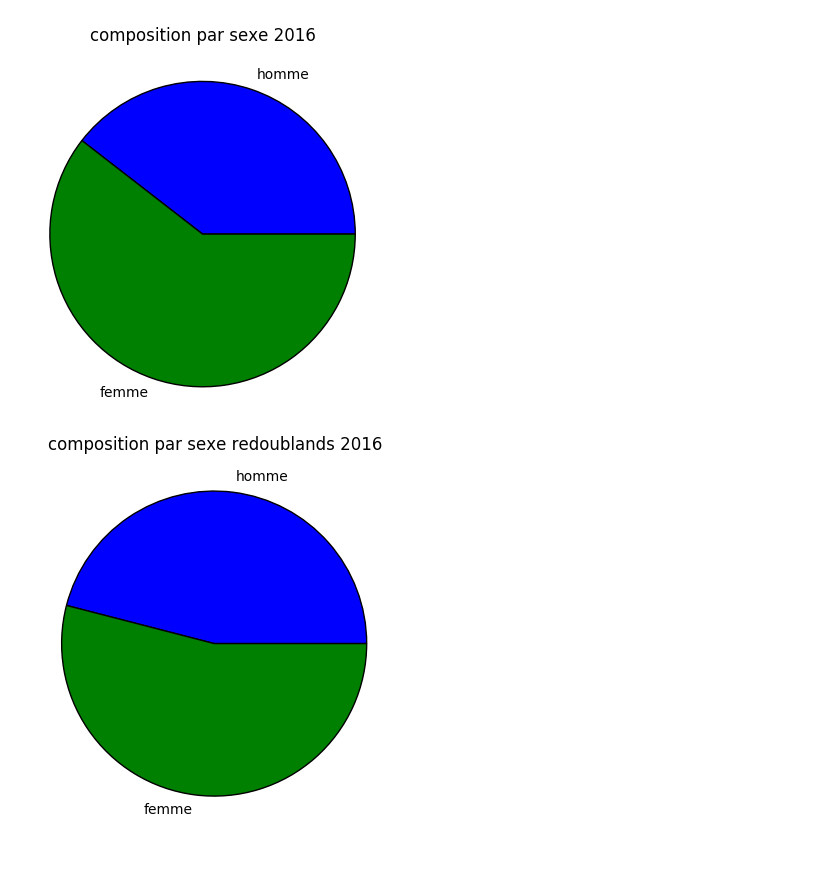
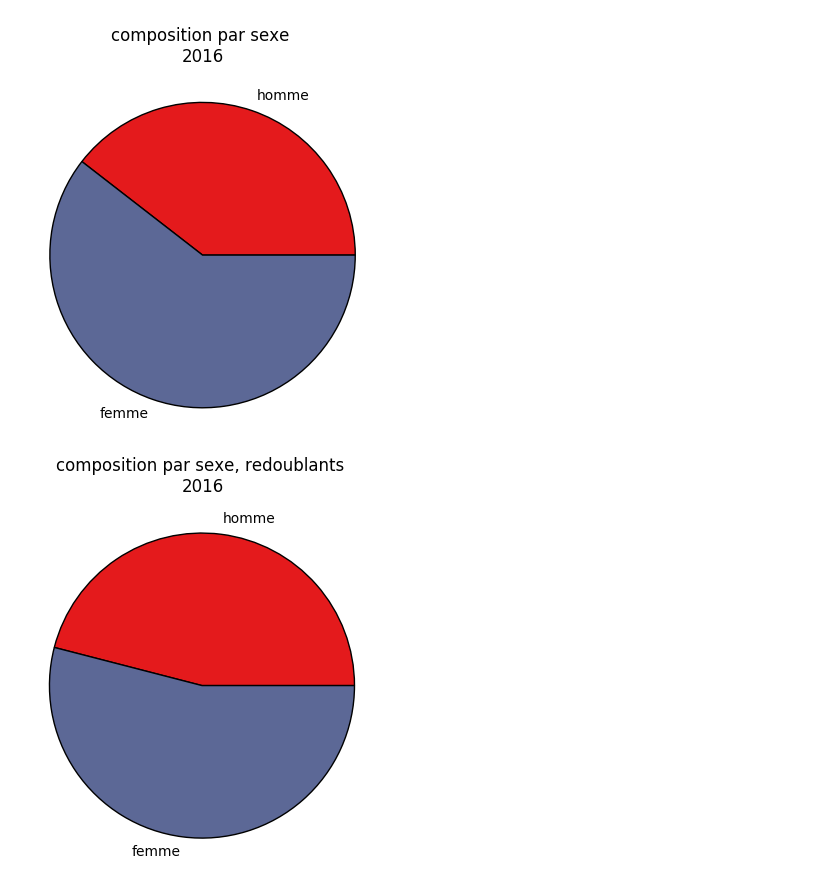
Before and after one commit to ilyaskurikhin/coachsort, a Jupyter notebook: stats.ipynb, the cells around one changed output. Drawn from its saved outputs; the diff is of its cells as text; code cells hidden in the pictures; blank space fills up the shorter version.

Commit message:
improved colors

```diff
--- a/stats.ipynb
+++ b/stats.ipynb
@@ -6,5 +8,9 @@ from collections import Counter
 students = s.import_safe_file("students-2016-merged.xlsx")
 repeating = s.import_safe_file("students-2016-repeating.xlsx")
+# %%
+# create a pretty color scheme
+a = np.random.random(10)
+cs = cm.Set1(np.arange(10)/10.)
 # %%
 nationalities = []
 for student in students:
@@ -58,18 +59,18 @@ plt.show()
 # %%
 num_m = len(s.get_students_by_keys(students,{'sex':"M"}))
 num_f = len(s.get_students_by_keys(students,{'sex':"F"}))
-plt.pie([num_m,num_f],labels=["homme","femme"])
+plt.pie([num_m,num_f],labels=["homme","femme"],colors=cs)
 plt.axis('square')
-plt.title("composition par sexe 2016", y=1.1)
+plt.title("composition par sexe \n2016", y=1.1)
 plt.show()
 # %% [output]
-[figure, old version]
+[figure, new version]
 # %%
 num_m = len(s.get_students_by_keys(repeating,{'sex':"M"}))
 num_f = len(s.get_students_by_keys(repeating,{'sex':"F"}))
-plt.pie([num_m,num_f],labels=["homme","femme"])
+plt.pie([num_m,num_f],labels=["homme","femme"],colors=cs)
 plt.axis('square')
-plt.title("composition par sexe redoublands 2016", y=1.1)
+plt.title("composition par sexe, redoublants \n2016", y=1.1)
 plt.show()
 # %% [output]
-[figure, old version]
+[figure, new version]
```
Also changed, not shown: parts of 5 cells of this notebook.
